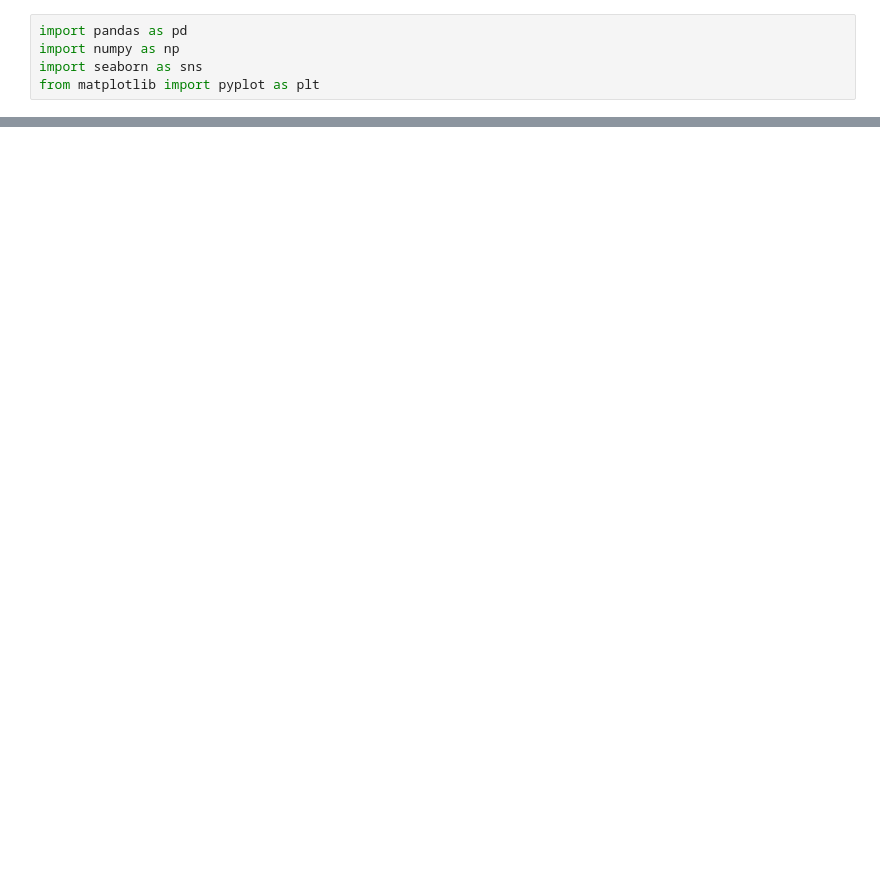
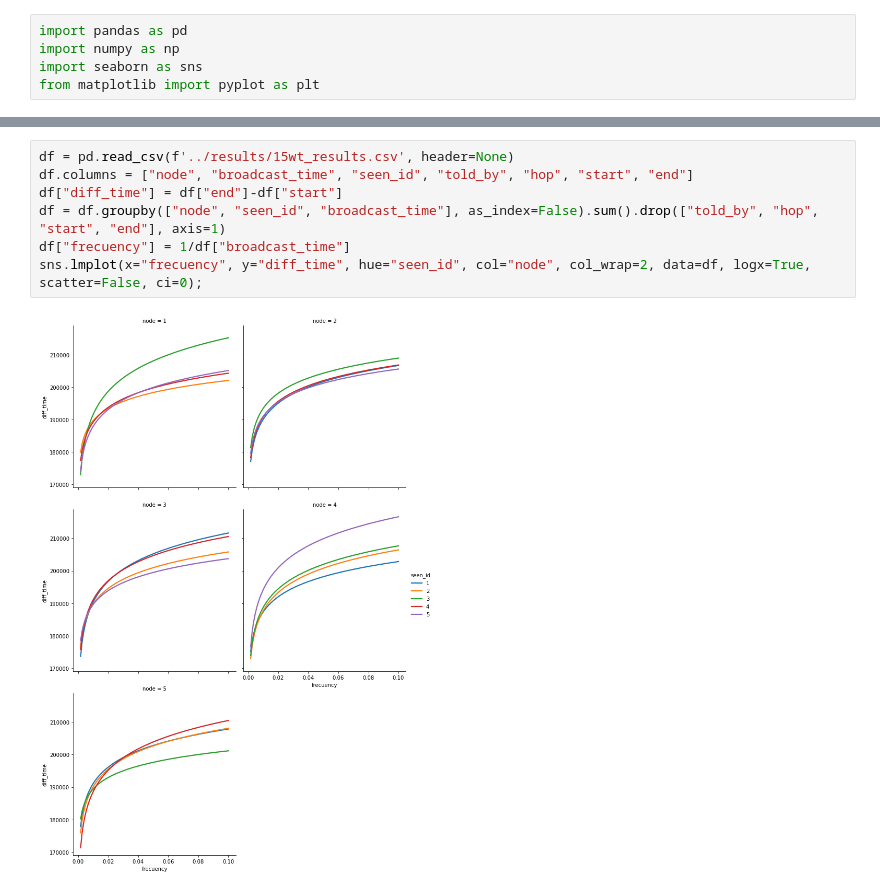
Before and after one commit to ramirofd/contact_tracing_sim, a Jupyter notebook: py_ntbks/broadcast_time.ipynb, the cells around one changed output, grey strips where cells are left out. Cells and saved outputs as stored; diff of their text form; blank space fills up the shorter version.

```diff
--- a/py_ntbks/broadcast_time.ipynb
+++ b/py_ntbks/broadcast_time.ipynb
@@ -34 +6,10 @@ for node in range(1,6):
+# %%
+df = pd.read_csv(f'../results/15wt_results.csv', header=None)
+df.columns = ["node", "broadcast_time", "seen_id", "told_by", "hop", "start", "end"]
+df["diff_time"] = df["end"]-df["start"]
+df = df.groupby(["node", "seen_id", "broadcast_time"], as_index=False).sum().drop(["told_by", "hop", "start", "end"], axis=1)
+df["frecuency"] = 1/df["broadcast_time"]
+sns.lmplot(x="frecuency", y="diff_time", hue="seen_id", col="node", col_wrap=2, data=df, logx=True, scatter=False, ci=0);
+# %% [output]
+[figure, added]
 # %%
```
Also changed, not shown: parts of 3 cells of this notebook.
